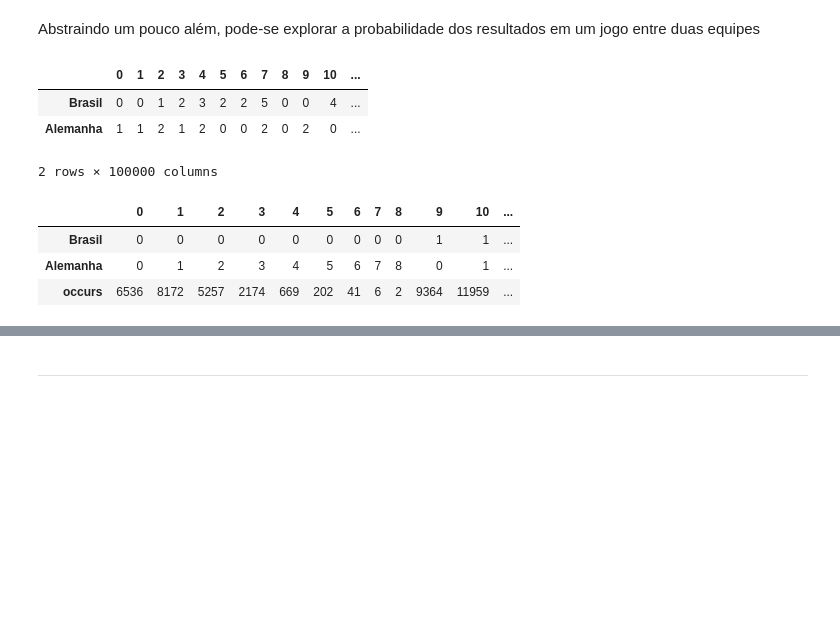
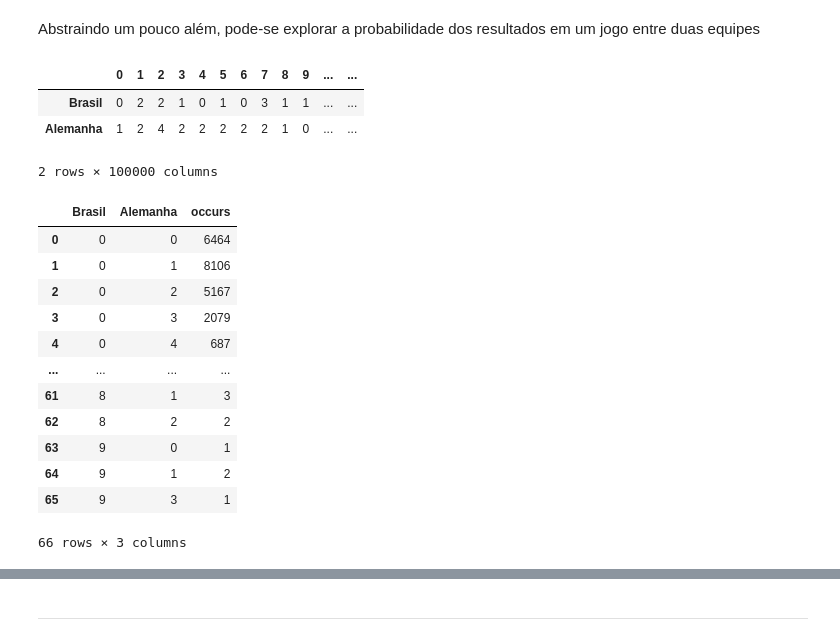
Before and after one commit to SLMath/DS_SoccerSimulation-Python, a Jupyter notebook: Soccer_Olimpic_Games_Python_POO_Pandas.ipynb, the cells around one changed output, grey strips where cells are left out. Saved outputs shown, nothing was run; the diff lists cells and outputs as text; code cells hidden in the pictures; blank space fills up the shorter version.

```diff
--- a/Soccer_Olimpic_Games_Python_POO_Pandas.ipynb
+++ b/Soccer_Olimpic_Games_Python_POO_Pandas.ipynb
@@ -24,7 +24,7 @@ Investigar as probabilidades dos resultados de futebol nas Olimpíadas de Tóqui
 # %%
 import pandas as pd
 
-data = pd.read_csv('https://github.com/SLMath/pandas-dataframe/blob/main/dados-futebol-olimpiada.csv', index_col=0)
+data = pd.read_csv('https://raw.githubusercontent.com/SLMath/pandas-dataframe/main/dados-futebol-olimpiada.csv', index_col=0)
 display(data)
 data.info()
 # %% [output]
@@ -168,0 +128,6 @@ plt.grid(axis='y', alpha=0.75)
+# %%
+# Creating a Quadratic Relative Score
+max_mean_score = 1.5 # set a max score for the best team
+max_FIFA_score = data['Pontuação FIFA (07/04)'].max()
+data['Quad Rel Score'] = max_mean_score * ((data['Pontuação FIFA (07/04)'] / max_FIFA_score) ** 2)
+display(data)
@@ -699,44 +855,56 @@ Simulando Copa: 90% pronto
 # %% [markdown]
 Abstraindo um pouco além, pode-se explorar a probabilidade dos resultados em um jogo entre duas equipes
 # %%
-def resultProbability(teamName: str, opponentName: str, S = 1000, verbose: bool = False):
+def result_probability(team_name: str, opponent_name: str, S= 1000, verbose: bool = False):
     # construct Team objects
-    team = Team(teamName)
-    opponent = Team(opponentName)
+    team = Team(team_name)
+    opponent = Team(opponent_name)
+
     # simulate S matches and save its results one by one
-    matchScores = pd.DataFrame()
-    for i in range(S):
+    def get_scores():
         team * opponent
-        matchScores = matchScores.append(
-            pd.Series([team.lastScore, opponent.lastScore]), ignore_index= True
-            )
-    matchScores = matchScores.astype(int)
-    matchScores = matchScores.rename(columns={0: teamName, 1: opponentName})
-    if verbose: display(matchScores.transpose())
+        return {team_name : team.last_score, opponent_name : opponent.last_score}
+
+    match_scores = pd.DataFrame( get_scores() for _ in range(S) ).astype(int)
+
+    if verbose: display(match_scores.transpose())
 
     # count the repeated results
-    countedMatchScores = matchScores.groupby([teamName, opponentName]).size().reset_index(name= 'occurs')
-    if verbose: display(countedMatchScores.transpose())
+    counted_match_scores = match_scores.groupby([team_name, opponent_name])\
+        .agg(occurs= (team_name, 'count')).reset_index()
+    if verbose: display(counted_match_scores)
 
-    # created a matrix to better visualization and aldo easier access: (call for probMatrixMatchScores.at[teamScore, opponentScore])
-    countedMatchScoresMatrix = countedMatchScores.pivot(index=teamName,
-                                                        columns=opponentName,
-                                                        values='occurs')
-    probMatrixMatchScores = 100 * countedMatchScoresMatrix.fillna(0) / S
-    if verbose: display(probMatrixMatchScores)
+    # wide to long for better visualization (1D matrix representation to 2D)
+    # provides easier access: (call for probMatrixMatch_scores.at[teamScore, opponentScore])
+    counted_match_scores = counted_match_scores.pivot(
+        index= team_name,
+        columns= opponent_name,
+        values='occurs'
+    )
+    prob_match_scores = 100 * counted_match_scores.fillna(0) / S
+    if verbose: display(prob_match_scores)
 
     # return statistics data
-    return probMatrixMatchScores
+    return prob_match_scores
 
-_ = resultProbability('Brasil', 'Alemanha', 100000, verbose= True)
+_ = result_probability('Brasil', 'Alemanha', 100000, verbose= True)
 # %% [output]
-|  | 0 | 1 | 2 | 3 | 4 | 5 | 6 | 7 | 8 | 9 | 10 | ... |
-| Brasil | 0 | 0 | 1 | 2 | 3 | 2 | 2 | 5 | 0 | 0 | 4 | ... |
-| Alemanha | 1 | 1 | 2 | 1 | 2 | 0 | 0 | 2 | 0 | 2 | 0 | ... |
+|  | 0 | 1 | 2 | 3 | 4 | 5 | 6 | 7 | 8 | 9 | ... | ... |
+| Brasil | 0 | 2 | 2 | 1 | 0 | 1 | 0 | 3 | 1 | 1 | ... | ... |
+| Alemanha | 1 | 2 | 4 | 2 | 2 | 2 | 2 | 2 | 1 | 0 | ... | ... |
 2 rows × 100000 columns
-|  | 0 | 1 | 2 | 3 | 4 | 5 | 6 | 7 | 8 | 9 | 10 | ... |
-| Brasil | 0 | 0 | 0 | 0 | 0 | 0 | 0 | 0 | 0 | 1 | 1 | ... |
-| Alemanha | 0 | 1 | 2 | 3 | 4 | 5 | 6 | 7 | 8 | 0 | 1 | ... |
-| occurs | 6536 | 8172 | 5257 | 2174 | 669 | 202 | 41 | 6 | 2 | 9364 | 11959 | ... |
+|  | Brasil | Alemanha | occurs |
+| 0 | 0 | 0 | 6464 |
+| 1 | 0 | 1 | 8106 |
+| 2 | 0 | 2 | 5167 |
+| 3 | 0 | 3 | 2079 |
+| 4 | 0 | 4 | 687 |
+| ... | ... | ... | ... |
+| 61 | 8 | 1 | 3 |
+| 62 | 8 | 2 | 2 |
+| 63 | 9 | 0 | 1 |
+| 64 | 9 | 1 | 2 |
+| 65 | 9 | 3 | 1 |
+66 rows × 3 columns
 | Alemanha | 0 | 1 | 2 | 3 | 4 | 5 | 6 | 7 | 8 |
 | Brasil |  |  |  |  |  |  |  |  |  |
```
Also changed, not shown: parts of 33 cells of this notebook.
